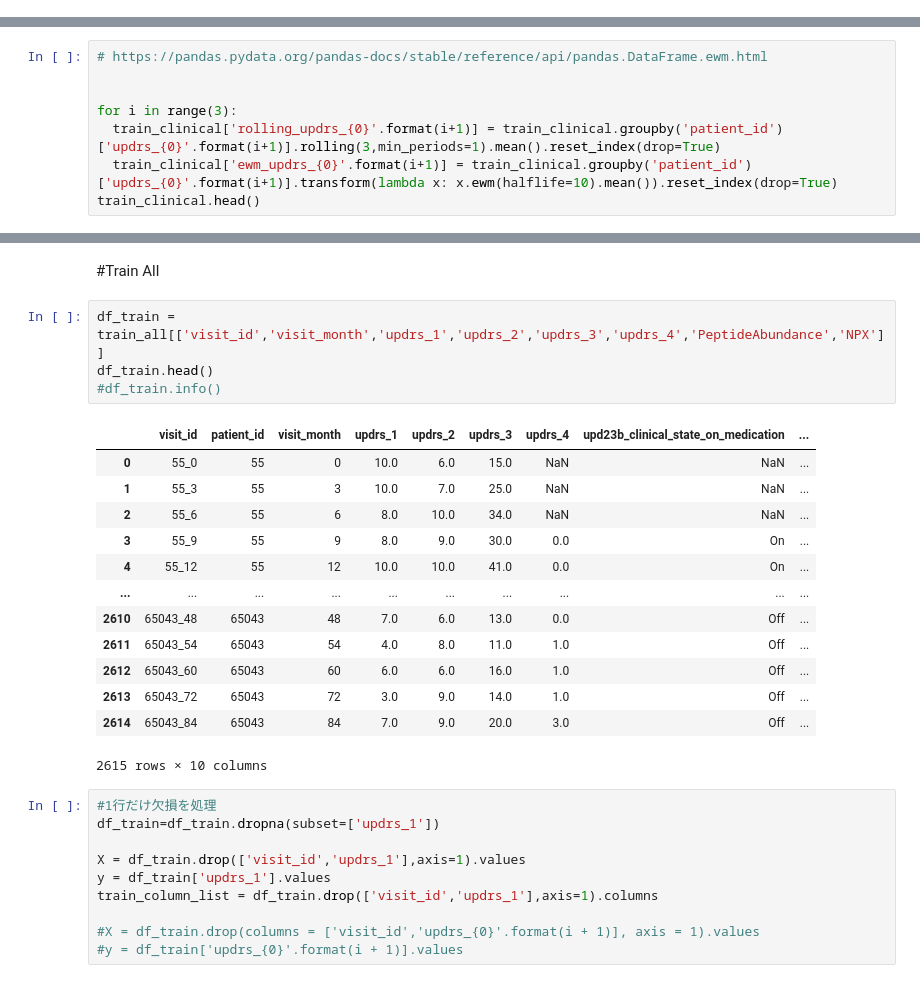
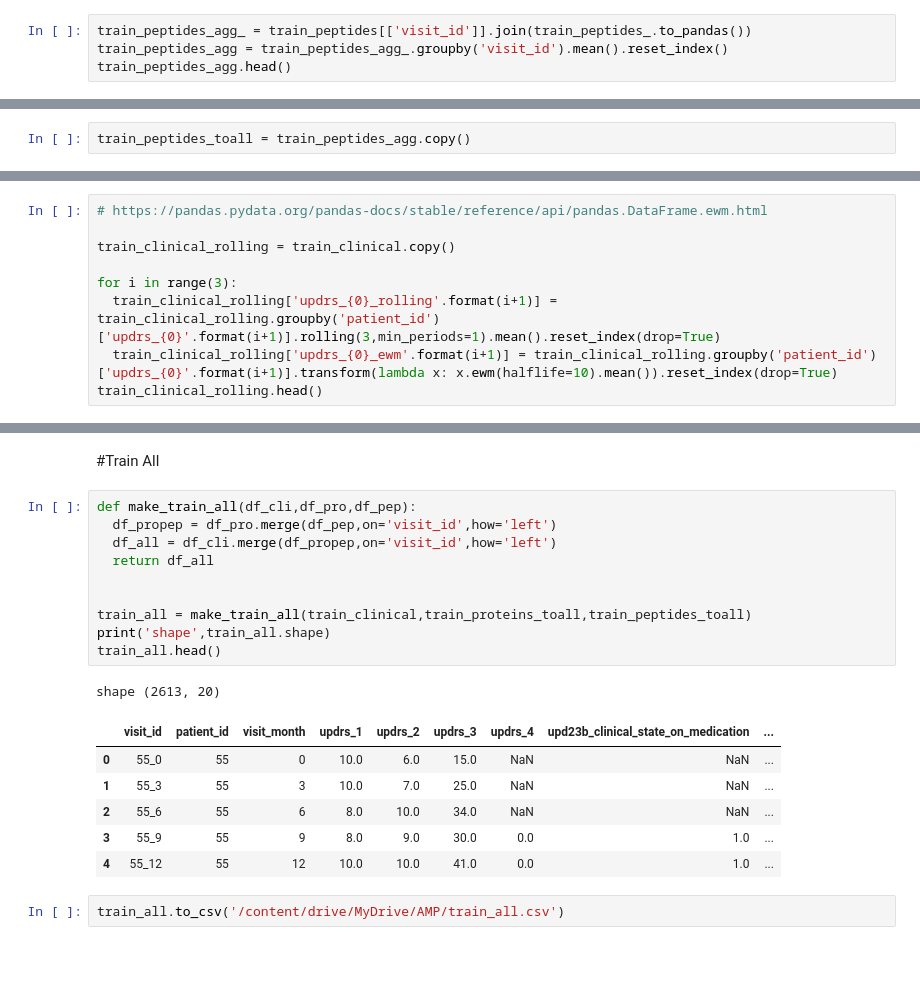
Before and after one commit to kunai-3txk/Compe_tonyobyo, a Jupyter notebook: AMP_FeatureStore.ipynb, the cells around one changed output, grey strips where cells are left out. Saved outputs shown, nothing was run; the diff lists cells and outputs as text; blank space fills up the shorter version.

```diff
--- a/AMP_FeatureStore.ipynb
+++ b/AMP_FeatureStore.ipynb
@@ -152,0 +163,4 @@ shape: (5, 6)
+# %%
+train_peptides_agg_ = train_peptides[['visit_id']].join(train_peptides_.to_pandas())
+train_peptides_agg = train_peptides_agg_.groupby('visit_id').mean().reset_index()
+train_peptides_agg.head()
@@ -153,3 +174,5 @@ shape: (5, 6)
+# %%
+train_peptides_toall = train_peptides_agg.copy()
 # %% [markdown]
 #Clinical
 # %%
@@ -232,11 +227,12 @@ shape: (5, 4)
 # %%
 # https://pandas.pydata.org/pandas-docs/stable/reference/api/pandas.DataFrame.ewm.html
 
+train_clinical_rolling = train_clinical.copy()
 
 for i in range(3):
-  train_clinical['rolling_updrs_{0}'.format(i+1)] = train_clinical.groupby('patient_id')['updrs_{0}'.format(i+1)].rolling(3,min_periods=1).mean().reset_index(drop=True)
-  train_clinical['ewm_updrs_{0}'.format(i+1)] = train_clinical.groupby('patient_id')['updrs_{0}'.format(i+1)].transform(lambda x: x.ewm(halflife=10).mean()).reset_index(drop=True)
-train_clinical.head()
+  train_clinical_rolling['updrs_{0}_rolling'.format(i+1)] = train_clinical_rolling.groupby('patient_id')['updrs_{0}'.format(i+1)].rolling(3,min_periods=1).mean().reset_index(drop=True)
+  train_clinical_rolling['updrs_{0}_ewm'.format(i+1)] = train_clinical_rolling.groupby('patient_id')['updrs_{0}'.format(i+1)].transform(lambda x: x.ewm(halflife=10).mean()).reset_index(drop=True)
+train_clinical_rolling.head()
 # %% [output]
 |  | visit_id | patient_id | visit_month | updrs_1 | updrs_2 | updrs_3 | updrs_4 | upd23b_clinical_state_on_medication | ... |
 | 0 | 55_0 | 55 | 0 | 10.0 | 6.0 | 15.0 | NaN | NaN | ... |
@@ -286,30 +261,22 @@ train_all.head()
 # %% [markdown]
 #Train All
-# %%
-df_train = train_all[['visit_id','visit_month','updrs_1','updrs_2','updrs_3','updrs_4','PeptideAbundance','NPX']]
-df_train.head()
-#df_train.info()
-# %% [output]
-|  | visit_id | patient_id | visit_month | updrs_1 | updrs_2 | updrs_3 | updrs_4 | upd23b_clinical_state_on_medication | ... |
-| 0 | 55_0 | 55 | 0 | 10.0 | 6.0 | 15.0 | NaN | NaN | ... |
-| 1 | 55_3 | 55 | 3 | 10.0 | 7.0 | 25.0 | NaN | NaN | ... |
-| 2 | 55_6 | 55 | 6 | 8.0 | 10.0 | 34.0 | NaN | NaN | ... |
-| 3 | 55_9 | 55 | 9 | 8.0 | 9.0 | 30.0 | 0.0 | On | ... |
-| 4 | 55_12 | 55 | 12 | 10.0 | 10.0 | 41.0 | 0.0 | On | ... |
-| ... | ... | ... | ... | ... | ... | ... | ... | ... | ... |
-| 2610 | 65043_48 | 65043 | 48 | 7.0 | 6.0 | 13.0 | 0.0 | Off | ... |
-| 2611 | 65043_54 | 65043 | 54 | 4.0 | 8.0 | 11.0 | 1.0 | Off | ... |
-| 2612 | 65043_60 | 65043 | 60 | 6.0 | 6.0 | 16.0 | 1.0 | Off | ... |
-| 2613 | 65043_72 | 65043 | 72 | 3.0 | 9.0 | 14.0 | 1.0 | Off | ... |
-| 2614 | 65043_84 | 65043 | 84 | 7.0 | 9.0 | 20.0 | 3.0 | Off | ... |
-2615 rows × 10 columns
-# %%
-#1行だけ欠損を処理
-df_train=df_train.dropna(subset=['updrs_1'])
-
-X = df_train.drop(['visit_id','updrs_1'],axis=1).values
-y = df_train['updrs_1'].values
-train_column_list = df_train.drop(['visit_id','updrs_1'],axis=1).columns
-
-#X = df_train.drop(columns = ['visit_id','updrs_{0}'.format(i + 1)], axis = 1).values
-#y = df_train['updrs_{0}'.format(i + 1)].values
+# %%
+def make_train_all(df_cli,df_pro,df_pep):
+  df_propep = df_pro.merge(df_pep,on='visit_id',how='left')
+  df_all = df_cli.merge(df_propep,on='visit_id',how='left')
+  return df_all
+
+
+train_all = make_train_all(train_clinical,train_proteins_toall,train_peptides_toall)
+print('shape',train_all.shape)
+train_all.head()
+# %% [output]
+shape (2613, 20)
+|  | visit_id | patient_id | visit_month | updrs_1 | updrs_2 | updrs_3 | updrs_4 | upd23b_clinical_state_on_medication | ... |
+| 0 | 55_0 | 55 | 0 | 10.0 | 6.0 | 15.0 | NaN | NaN | ... |
+| 1 | 55_3 | 55 | 3 | 10.0 | 7.0 | 25.0 | NaN | NaN | ... |
+| 2 | 55_6 | 55 | 6 | 8.0 | 10.0 | 34.0 | NaN | NaN | ... |
+| 3 | 55_9 | 55 | 9 | 8.0 | 9.0 | 30.0 | 0.0 | 1.0 | ... |
+| 4 | 55_12 | 55 | 12 | 10.0 | 10.0 | 41.0 | 0.0 | 1.0 | ... |
+# %%
+train_all.to_csv('/content/drive/MyDrive/AMP/train_all.csv')
```
Also changed, not shown: parts of 12 cells of this notebook.
